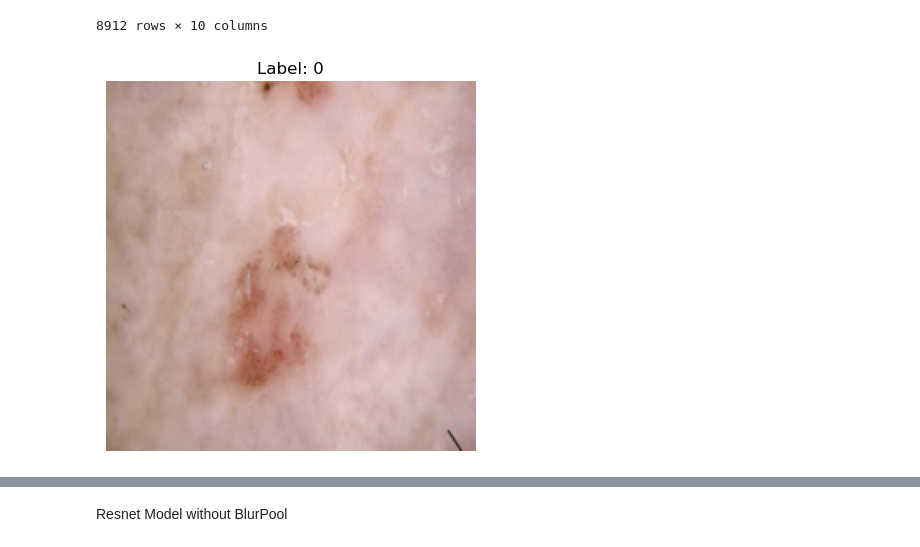
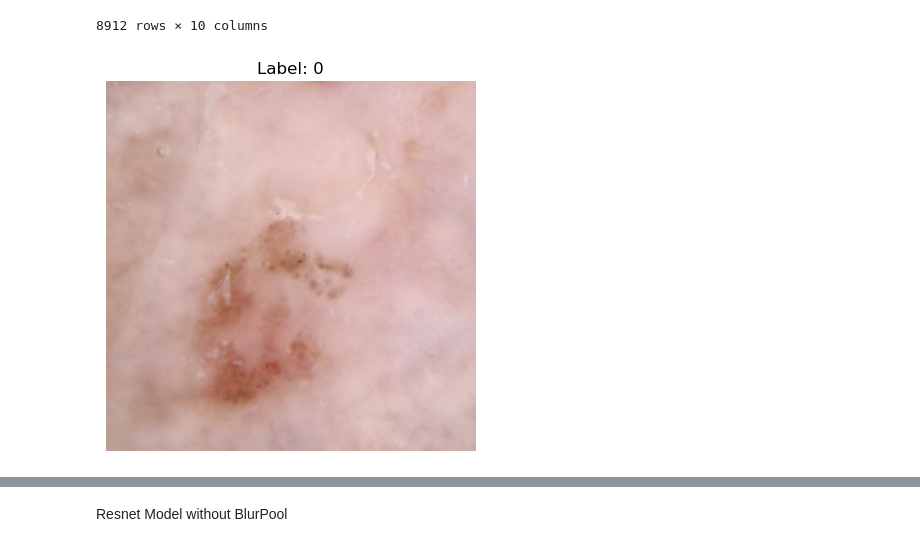
Before and after one commit to satyaram413/mosaic-ml-medical-analysis, a Jupyter notebook: mosaic-ml-melanoma-detection.ipynb, the cells around one changed output, grey strips where cells are left out. Drawn from its saved outputs; the diff is of its cells as text; code cells hidden in the pictures.

```diff
--- a/mosaic-ml-melanoma-detection.ipynb
+++ b/mosaic-ml-melanoma-detection.ipynb
@@ -573,23 +596,25 @@ def evaluate_model(model):
     print("F1 Score:", f1_score)
 # %%
 # Set your desired image size
-def transform_images(image_size):
+def transform_images(image_size, crop_size=None):
 
     train_path=base_dir + '/Train/'
     valid_path=base_dir + '/Test/'
 
     # Define data transforms for training and validation datasets
     train_transforms = transforms.Compose([
-        transforms.Resize((image_size, image_size)),
+        transforms.Resize(image_size, interpolation=InterpolationMode.BILINEAR),
+        transforms.CenterCrop(crop_size),
         transforms.RandomHorizontalFlip(),
         transforms.ToTensor(),
-        transforms.Normalize(mean=[0.485, 0.456, 0.406], std=[0.229, 0.224, 0.225]),
+        transforms.Normalize(mean=[0.485, 0.456, 0.406], std=[0.229, 0.224, 0.225])
     ])
 
     valid_transforms = transforms.Compose([
-        transforms.Resize((image_size, image_size)),
+        transforms.Resize(image_size, interpolation=InterpolationMode.BILINEAR),
+        transforms.CenterCrop(crop_size),
         transforms.ToTensor(),
-        transforms.Normalize(mean=[0.485, 0.456, 0.406], std=[0.229, 0.224, 0.225]),
+        transforms.Normalize(mean=[0.485, 0.456, 0.406], std=[0.229, 0.224, 0.225])
     ])
 
     # Load datasets from the directories using torchvision.datasets.ImageFolder
@@ -597,8 +622,8 @@ def transform_images(image_size):
     valid_dataset = datasets.ImageFolder(root=valid_path, transform=valid_transforms)
 
     # Create data loaders
-    train_batch_size = 10
-    val_batch_size = 10
+    train_batch_size = 128
+    val_batch_size = 128
 
     train_dataloader = torch.utils.data.DataLoader(train_dataset, batch_size=train_batch_size, shuffle=True)
     valid_dataloader = torch.utils.data.DataLoader(valid_dataset, batch_size=val_batch_size, shuffle=False)
@@ -609,20 +660,21 @@ def transform_images(image_size):
 # %%
 
 # Fetch one batch from the test_dataloader
+_, _, test_dataloader = transform_images(256,224)
 for images, labels in test_dataloader:
     break
 
 # Unnormalize the image data for display
 mean = np.array([0.485, 0.456, 0.406])
 std = np.array([0.229, 0.224, 0.225])
 images = images.numpy().transpose((0, 2, 3, 1))
 images = std * images + mean
 images = np.clip(images, 0, 1)
 
 # Display the image
 plt.imshow(images[0])
 plt.title(f"Label: {labels[0].item()}")
 plt.axis('off')
 plt.show()
 # %% [output]
-[figure, old version]
+[figure, new version]
```
Also changed, not shown: parts of 55 cells of this notebook.
